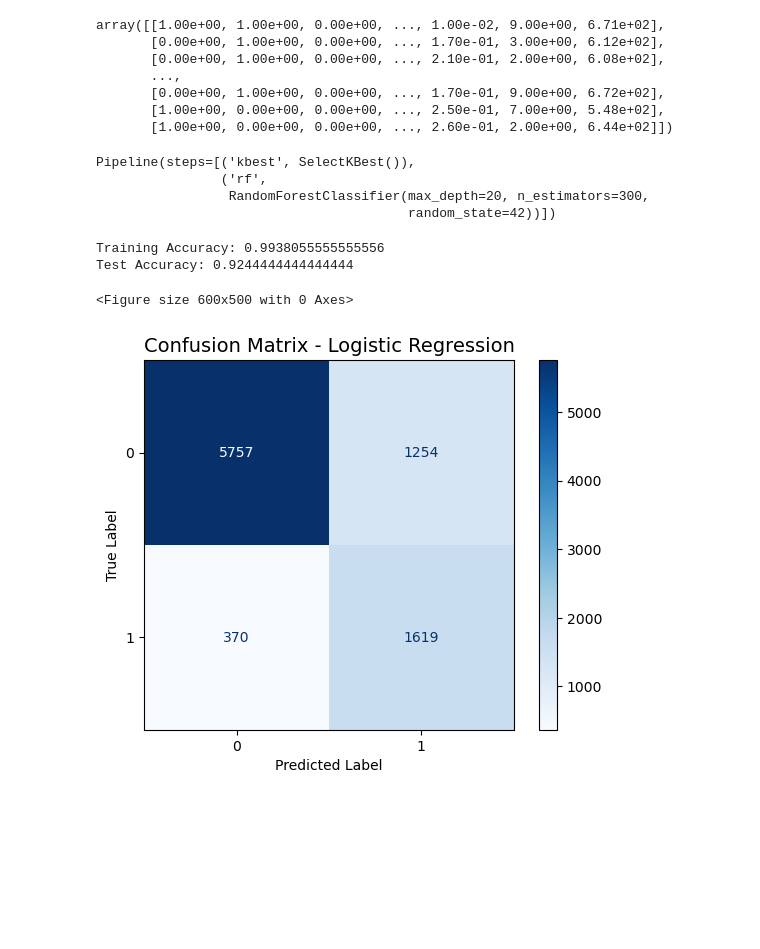
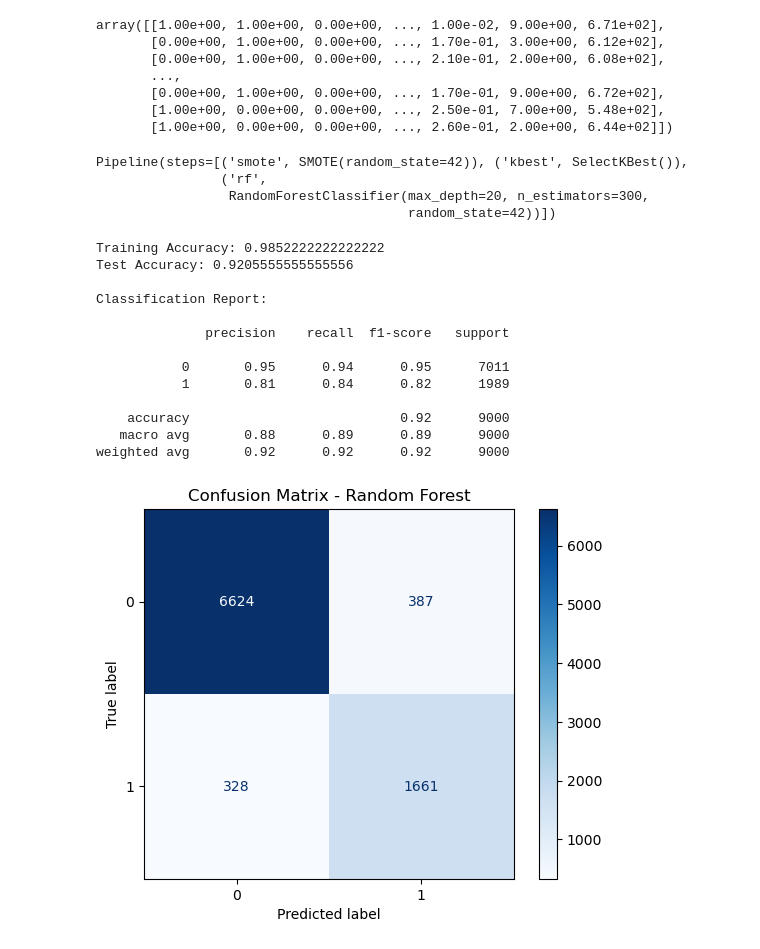
Before and after one commit to samstrc/AppliedML_FinalProj, a Jupyter notebook: loan_approval.ipynb, the cells around one changed output. Saved outputs shown, nothing was run; the diff lists cells and outputs as text; code cells hidden in the pictures; blank space fills up the shorter version.

```diff
--- a/loan_approval.ipynb
+++ b/loan_approval.ipynb
@@ -516,6 +532,7 @@ array([[1.00e+00, 1.00e+00, 0.00e+00, ..., 1.00e-02, 9.00e+00, 6.71e+02],
 # %%
 # Random Forest pipeline
 pipeline = Pipeline([
+    ("smote", SMOTE(random_state=42)),
     ("kbest", SelectKBest(f_classif, k=10)),
     ("rf", RandomForestClassifier(
             n_estimators=300,
@@ -526,39 +543,45 @@ pipeline = Pipeline([
 # %%
 pipeline.fit(X_train_encoded, y_train)
 # %% [output]
-Pipeline(steps=[('kbest', SelectKBest()),
+Pipeline(steps=[('smote', SMOTE(random_state=42)), ('kbest', SelectKBest()),
                 ('rf',
                  RandomForestClassifier(max_depth=20, n_estimators=300,
                                         random_state=42))])
 # %%
-#Evaluating the train test accuracy
+# Accuracy
 train_score = pipeline.score(X_train_encoded, y_train)
 test_score  = pipeline.score(X_test_encoded,  y_test)
 
+# Predictions
+y_pred = pipeline.predict(X_test_encoded)
+
 print("Training Accuracy:", train_score)
 print("Test Accuracy:", test_score)
+print("\nClassification Report:\n")
+print(classification_report(y_test, y_pred))
+
+# Confusion Matrix Plot
+disp = ConfusionMatrixDisplay.from_estimator(
+    pipeline,
+    X_test_encoded,
+    y_test,
+    cmap="Blues"
+)
+
+plt.title("Confusion Matrix - Random Forest")
+plt.show()
 # %% [output]
-Training Accuracy: 0.9938055555555556
-Test Accuracy: 0.9244444444444444
+Training Accuracy: 0.9852222222222222
+Test Accuracy: 0.9205555555555556
+
+Classification Report:
+
+              precision    recall  f1-score   support
+
+           0       0.95      0.94      0.95      7011
+           1       0.81      0.84      0.82      1989
+
+    accuracy                           0.92      9000
+   macro avg       0.88      0.89      0.89      9000
+weighted avg       0.92      0.92      0.92      9000
+[figure, added]
-# %%
-from sklearn.metrics import confusion_matrix, ConfusionMatrixDisplay
-import matplotlib.pyplot as plt
-
-# Get predictions
-y_pred = pipeline.predict(X_test_scaled)
-
-# Compute confusion matrix
-cm = confusion_matrix(y_test, y_pred)
-
-# Create the visual confusion matrix
-plt.figure(figsize=(6,5))
-disp = ConfusionMatrixDisplay(confusion_matrix=cm)
-disp.plot(cmap='Blues')
-
-plt.title("Confusion Matrix - Logistic Regression", fontsize=14)
-plt.xlabel("Predicted Label")
-plt.ylabel("True Label")
-plt.show()
-# %% [output]
-<Figure size 600x500 with 0 Axes>
-[figure, removed]
```
Also changed, not shown: parts of 14 cells of this notebook.
